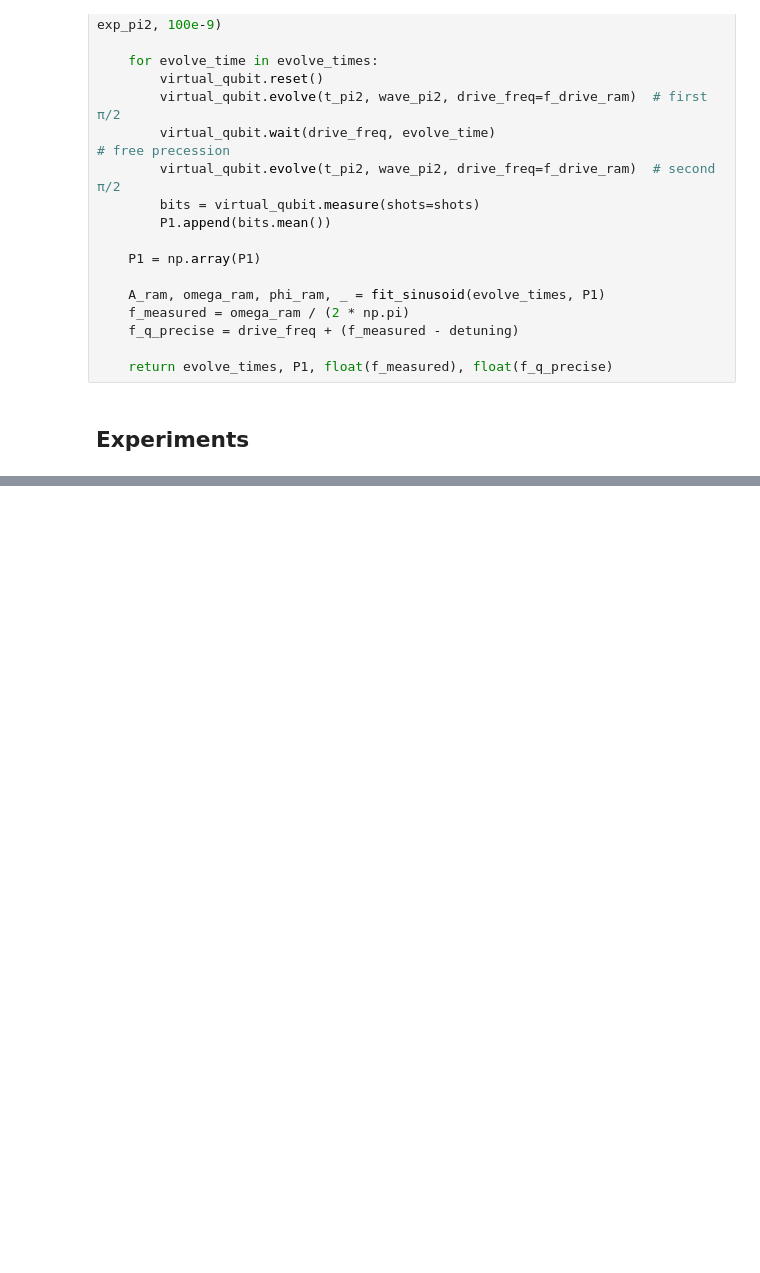
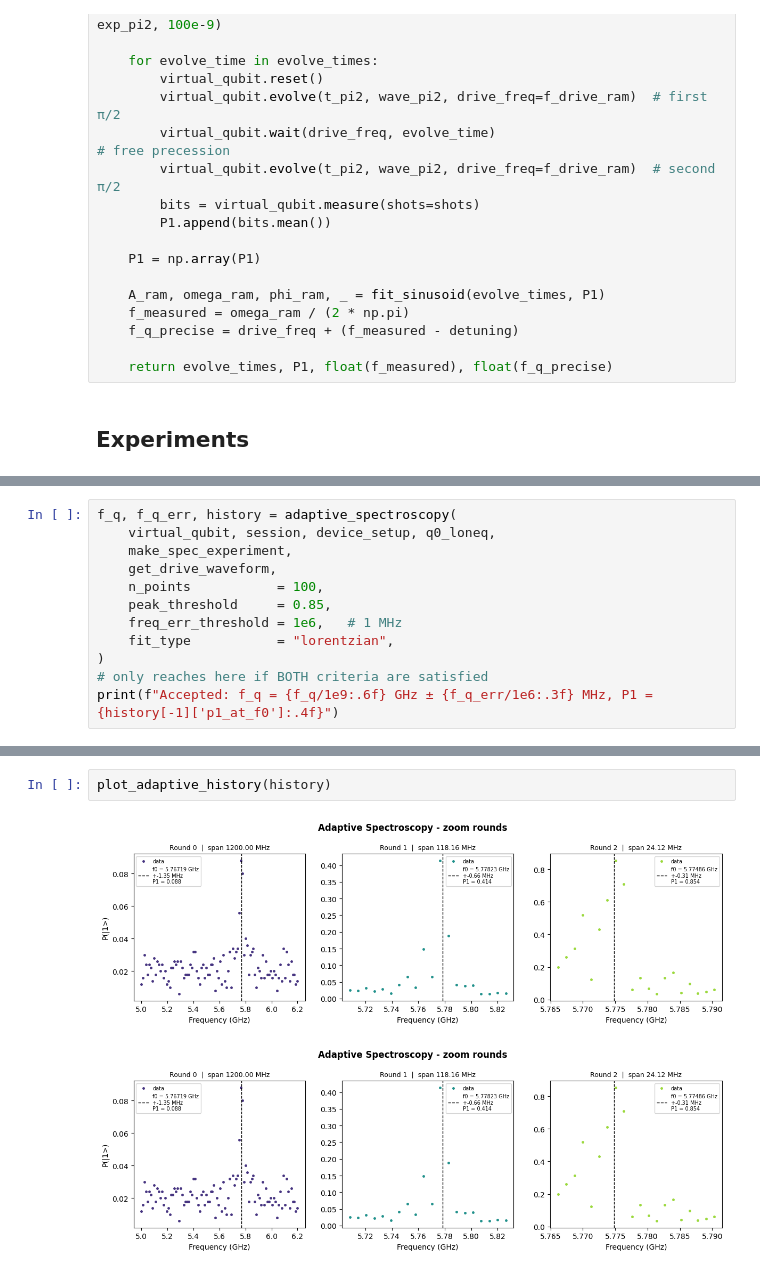
Before and after one commit to bhumikatanikonda/ZturingMachine, a Jupyter notebook: preparatory tasks.ipynb, the cells around one changed output, grey strips where cells are left out. Cells and saved outputs as stored; diff of their text form; blank space fills up the shorter version.

Commit message:
adaptavive spectroscopy

```diff
--- a/preparatory tasks.ipynb
+++ b/preparatory tasks.ipynb
@@ -755,0 +991,12 @@ plt.show()
+# %%
+f_q, f_q_err, history = adaptive_spectroscopy(
+    virtual_qubit, session, device_setup, q0_loneq,
+    make_spec_experiment,
+    get_drive_waveform,
+    n_points           = 100,
+    peak_threshold     = 0.85,
+    freq_err_threshold = 1e6,   # 1 MHz
+    fit_type           = "lorentzian",
+)
+# only reaches here if BOTH criteria are satisfied
+print(f"Accepted: f_q = {f_q/1e9:.6f} GHz ± {f_q_err/1e6:.3f} MHz, P1 = {history[-1]['p1_at_f0']:.4f}")
@@ -755,0 +1021,5 @@ plt.show()
+# %%
+plot_adaptive_history(history)
+# %% [output]
+[figure, added]
+[figure, added]
```
Also changed, not shown: parts of 9 cells of this notebook.
